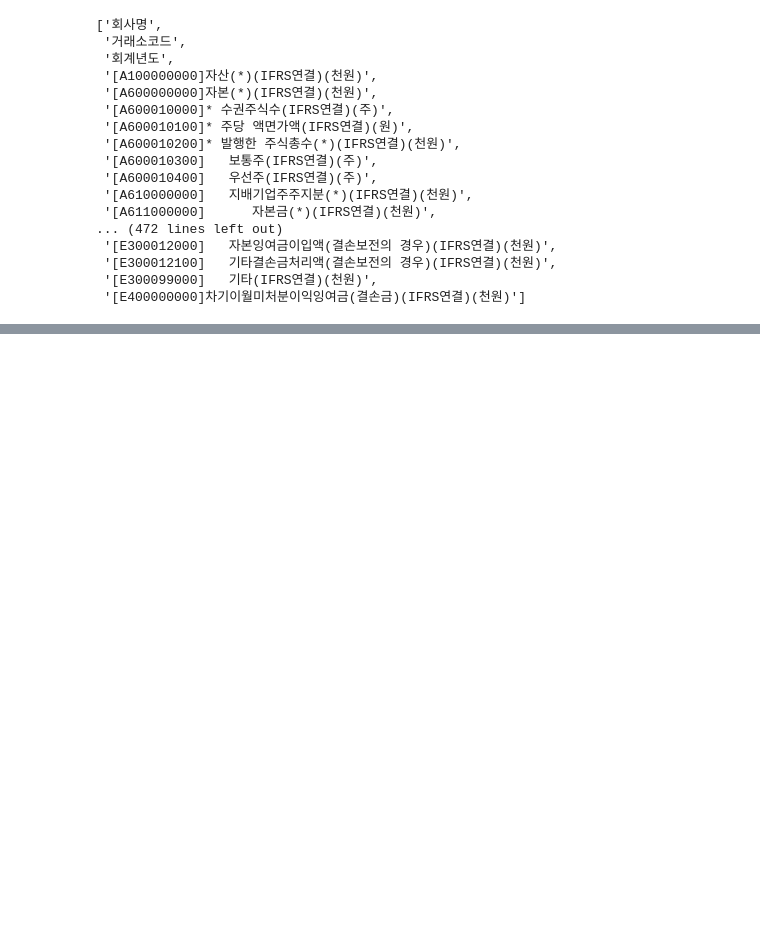
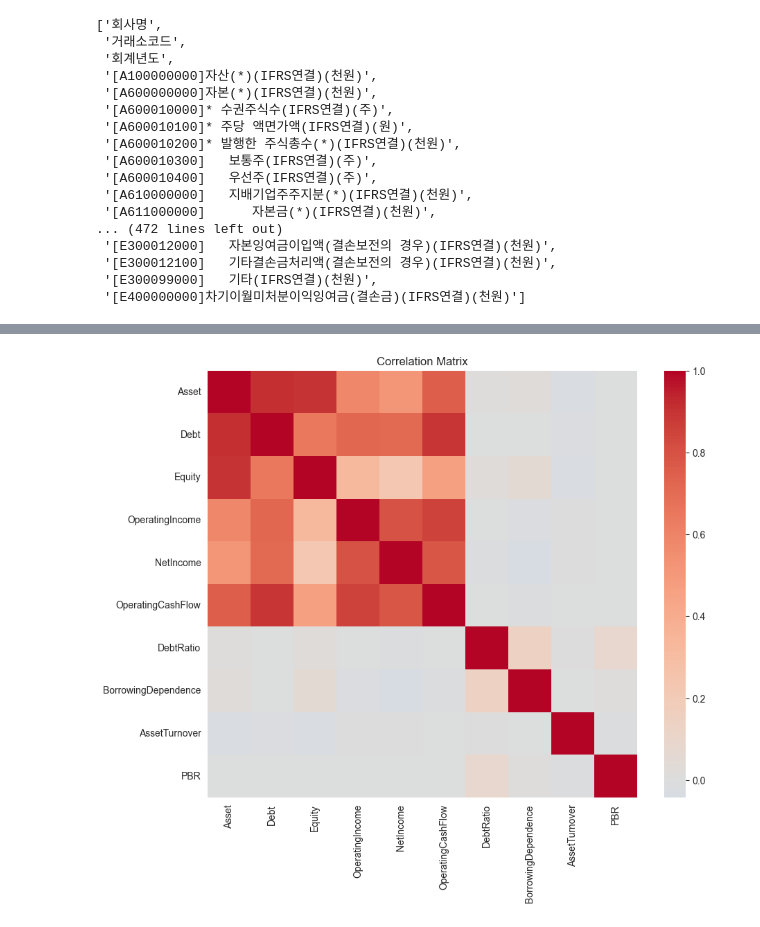
Before and after one commit to Pengi99/P2_Default-invest, a Jupyter notebook: notebooks/jongho.ipynb, the cells around one changed output, grey strips where cells are left out. Cells and saved outputs as stored; diff of their text form; code cells hidden in the pictures; blank space fills up the shorter version.

```diff
--- a/notebooks/jongho.ipynb
+++ b/notebooks/jongho.ipynb
@@ -249,23 +286,16 @@ sns.boxplot(data=df[plot_cols], orient='h'); plt.title("Boxplot (sample)"); plt.
-# %%
-# 5-1. 오른쪽 꼬리가 긴 양수 변수에 log1p 적용 예시
-log_cols = ['sales', 'total_assets']    # TODO: 필요 변수 지정
-df[log_cols] = df[log_cols].apply(np.log1p)
-
-# 5-2. Yeo-Johnson 변환 예시
-yj_cols = ['current_ratio']             # TODO: 필요 변수 지정
-pt = PowerTransformer(method='yeo-johnson')
-df[yj_cols] = pt.fit_transform(df[yj_cols])
 # %%
 # 6-1. 피어슨 상관행렬
-corr = df[num_cols].corr()
+corr = df.corr()
 plt.figure(figsize=(10,8))
 sns.heatmap(corr, cmap='coolwarm', center=0, annot=False)
 plt.title("Correlation Matrix"); plt.show()
 
-# 6-2. VIF 계산
-X = df[num_cols].drop(columns=[], errors='ignore')  # 필요 시 제외 변수 지정
-vif_vals = pd.Series(
-    [variance_inflation_factor(X.values, i) for i in range(X.shape[1])],
-    index=X.columns, name='VIF'
-)
-display(vif_vals.sort_values(ascending=False).head(10))
+# # 6-2. VIF 계산
+# X = df.drop(columns=[], errors='ignore')  # 필요 시 제외 변수 지정
+# vif_vals = pd.Series(
+#     [variance_inflation_factor(X.values, i) for i in range(X.shape[1])],
+#     index=X.columns, name='VIF'
+# )
+# display(vif_vals.sort_values(ascending=False).head(10))
+# %% [output]
+[figure, added]
```
Also changed, not shown: parts of 21 cells of this notebook, 17 other files.
